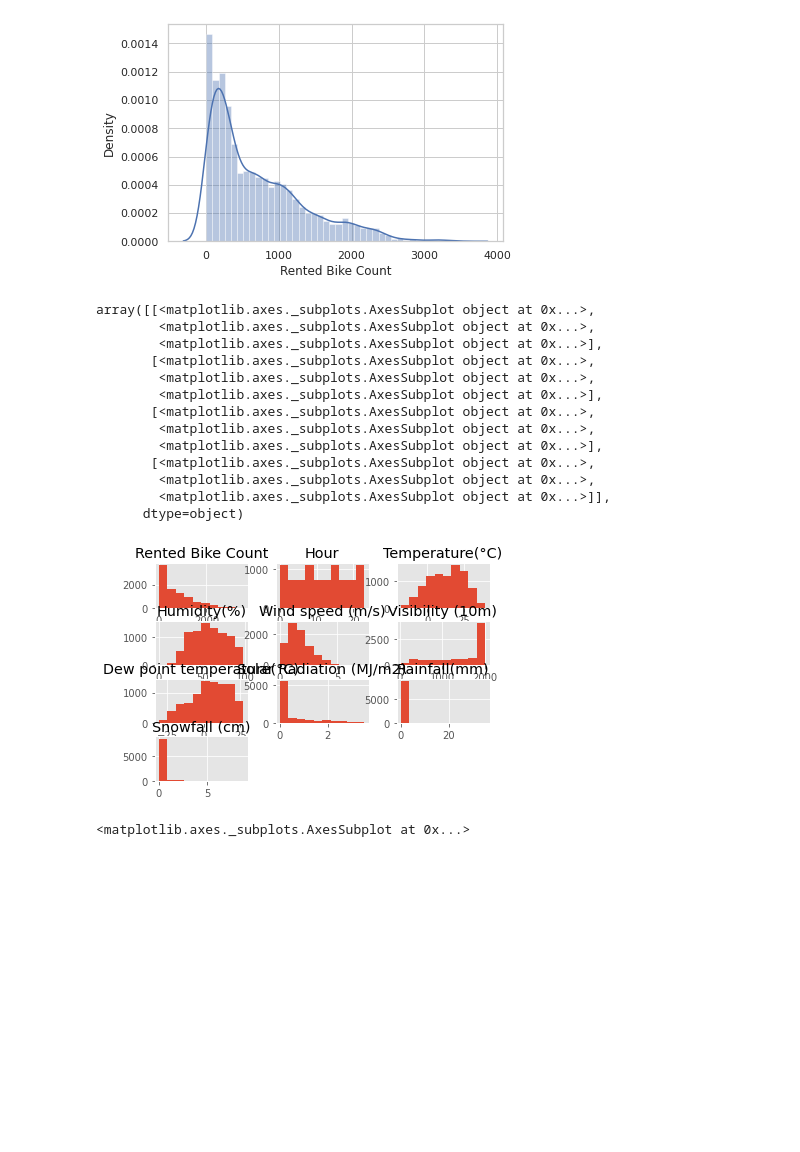
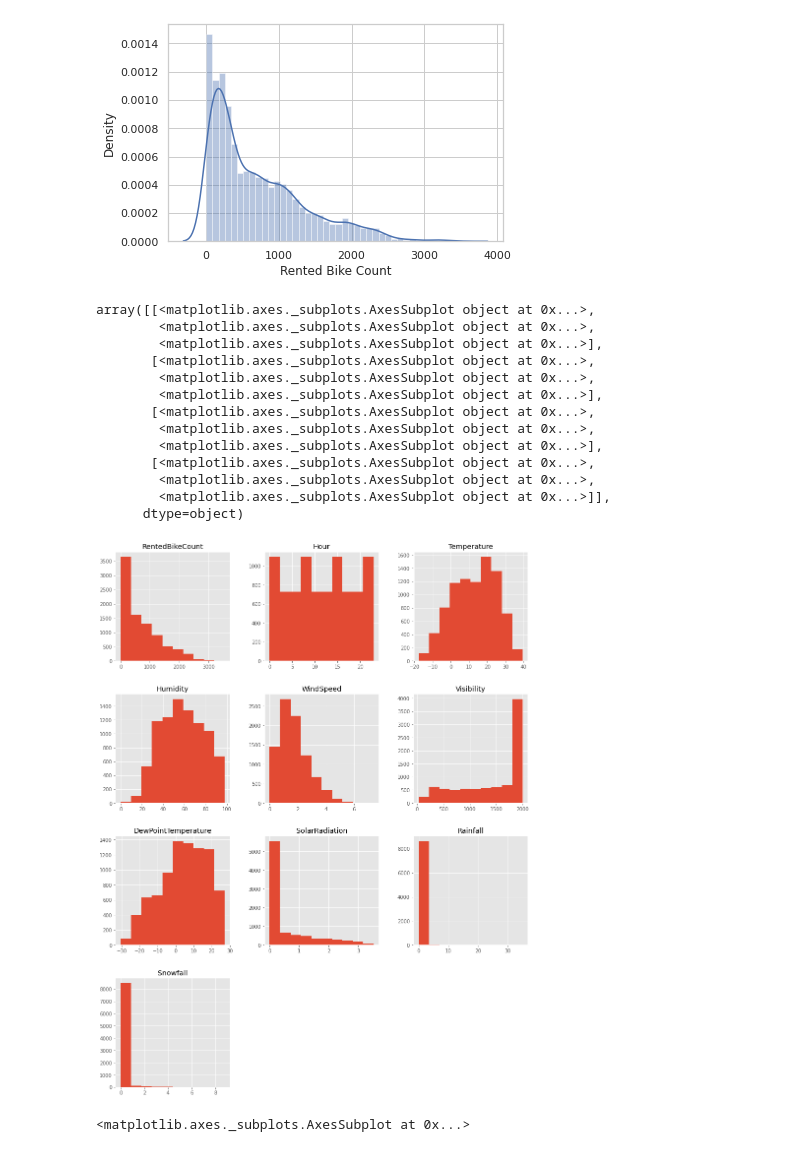
Before and after one commit to rajeshmore1/Capstone-Project-3, a Jupyter notebook: Rajesh_More_Team2_Capstone_Project_3.ipynb, the cells around one changed output. Drawn from its saved outputs; the diff is of its cells as text; code cells hidden in the pictures; blank space fills up the shorter version.

```diff
--- a/Rajesh_More_Team2_Capstone_Project_3.ipynb
+++ b/Rajesh_More_Team2_Capstone_Project_3.ipynb
@@ -219,23 +223,25 @@ mpl.rc('font', size=15) # Set font size to 15
 sns.distplot(df['Rented Bike Count']);
 # %% [output]
 [figure]
-# %%
-df.hist()
-# %% [output]
-array([[<matplotlib.axes._subplots.AxesSubplot object at 0x...>,
-        <matplotlib.axes._subplots.AxesSubplot object at 0x...>,
-        <matplotlib.axes._subplots.AxesSubplot object at 0x...>],
-       [<matplotlib.axes._subplots.AxesSubplot object at 0x...>,
-        <matplotlib.axes._subplots.AxesSubplot object at 0x...>,
-        <matplotlib.axes._subplots.AxesSubplot object at 0x...>],
-       [<matplotlib.axes._subplots.AxesSubplot object at 0x...>,
-        <matplotlib.axes._subplots.AxesSubplot object at 0x...>,
-        <matplotlib.axes._subplots.AxesSubplot object at 0x...>],
-       [<matplotlib.axes._subplots.AxesSubplot object at 0x...>,
-        <matplotlib.axes._subplots.AxesSubplot object at 0x...>,
-        <matplotlib.axes._subplots.AxesSubplot object at 0x...>]],
-      dtype=object)
-[figure, removed]
+# %%
+fig = plt.figure(figsize = (15,20))
+ax = fig.gca()
+df.hist(ax = ax)
+# %% [output]
+array([[<matplotlib.axes._subplots.AxesSubplot object at 0x...>,
+        <matplotlib.axes._subplots.AxesSubplot object at 0x...>,
+        <matplotlib.axes._subplots.AxesSubplot object at 0x...>],
+       [<matplotlib.axes._subplots.AxesSubplot object at 0x...>,
+        <matplotlib.axes._subplots.AxesSubplot object at 0x...>,
+        <matplotlib.axes._subplots.AxesSubplot object at 0x...>],
+       [<matplotlib.axes._subplots.AxesSubplot object at 0x...>,
+        <matplotlib.axes._subplots.AxesSubplot object at 0x...>,
+        <matplotlib.axes._subplots.AxesSubplot object at 0x...>],
+       [<matplotlib.axes._subplots.AxesSubplot object at 0x...>,
+        <matplotlib.axes._subplots.AxesSubplot object at 0x...>,
+        <matplotlib.axes._subplots.AxesSubplot object at 0x...>]],
+      dtype=object)
+[figure, added]
 # %%
 df.plot.hist(by=None, bins=10)
 # %% [output]
```
Also changed, not shown: parts of 76 cells of this notebook.
